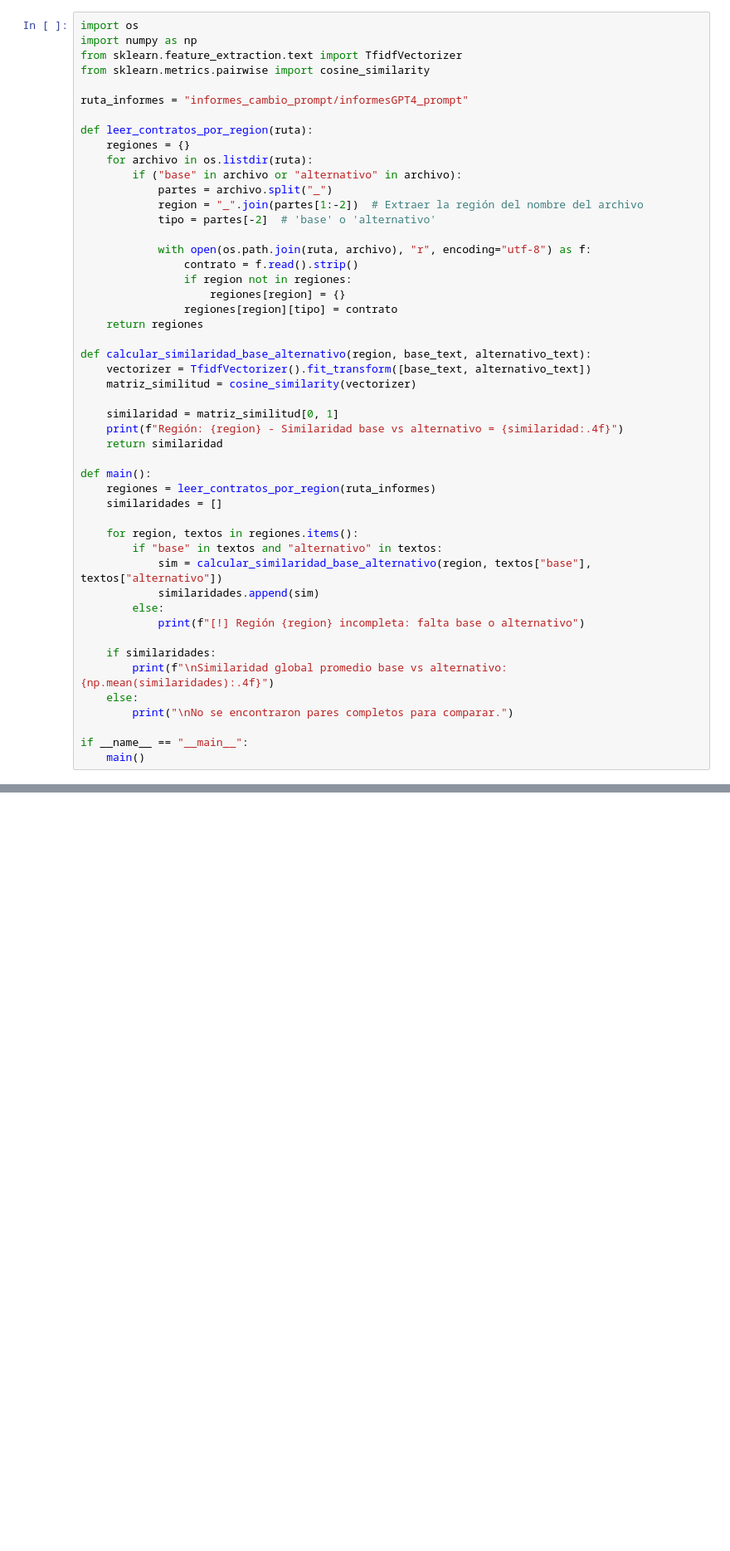
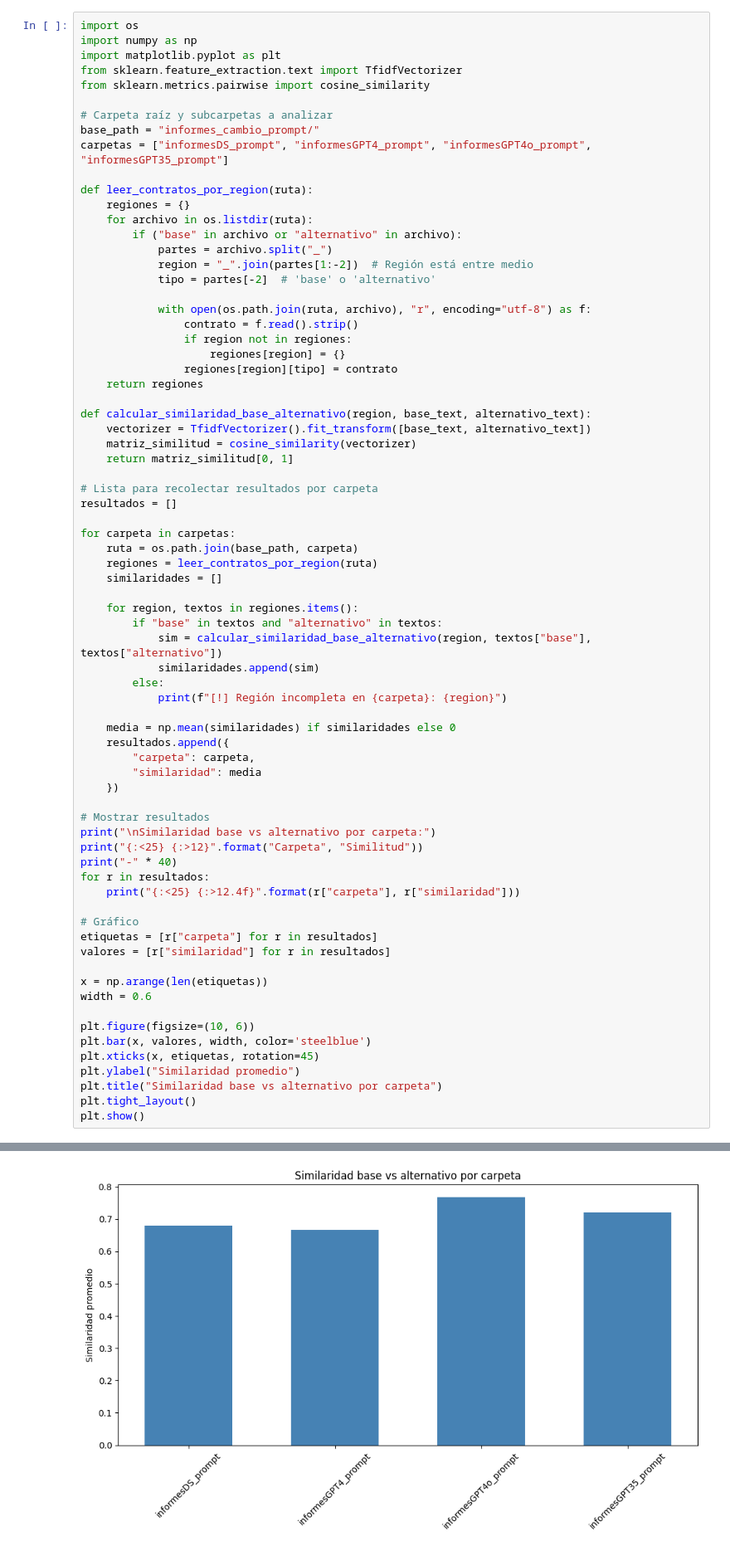
Before and after one commit to cyberLLM-Net/SLC-GPT, a Jupyter notebook: code/metrix.ipynb, the cells around one changed output, grey strips where cells are left out. Shown at 83% size. Drawn from its saved outputs; the diff is of its cells as text; blank space fills up the shorter version.

```diff
--- a/code/metrix.ipynb
+++ b/code/metrix.ipynb
@@ -423,17 +480,20 @@ Self-consistency global: 0.4467
 # %%
 import os
 import numpy as np
+import matplotlib.pyplot as plt
 from sklearn.feature_extraction.text import TfidfVectorizer
 from sklearn.metrics.pairwise import cosine_similarity
 
-ruta_informes = "informes_cambio_prompt/informesGPT4_prompt"
+# Carpeta raíz y subcarpetas a analizar
+base_path = "informes_cambio_prompt/"
+carpetas = ["informesDS_prompt", "informesGPT4_prompt", "informesGPT4o_prompt", "informesGPT35_prompt"]
 
 def leer_contratos_por_region(ruta):
     regiones = {}
     for archivo in os.listdir(ruta):
         if ("base" in archivo or "alternativo" in archivo):
             partes = archivo.split("_")
-            region = "_".join(partes[1:-2])  # Extraer la región del nombre del archivo
+            region = "_".join(partes[1:-2])  # Región está entre medio
             tipo = partes[-2]  # 'base' o 'alternativo'
 
             with open(os.path.join(ruta, archivo), "r", encoding="utf-8") as f:
@@ -446,13 +506,14 @@ def leer_contratos_por_region(ruta):
 def calcular_similaridad_base_alternativo(region, base_text, alternativo_text):
     vectorizer = TfidfVectorizer().fit_transform([base_text, alternativo_text])
     matriz_similitud = cosine_similarity(vectorizer)
+    return matriz_similitud[0, 1]
 
-    similaridad = matriz_similitud[0, 1]
-    print(f"Región: {region} - Similaridad base vs alternativo = {similaridad:.4f}")
-    return similaridad
+# Lista para recolectar resultados por carpeta
+resultados = []
 
-def main():
-    regiones = leer_contratos_por_region(ruta_informes)
+for carpeta in carpetas:
+    ruta = os.path.join(base_path, carpeta)
+    regiones = leer_contratos_por_region(ruta)
     similaridades = []
 
     for region, textos in regiones.items():
@@ -460,13 +521,33 @@ def main():
             sim = calcular_similaridad_base_alternativo(region, textos["base"], textos["alternativo"])
             similaridades.append(sim)
         else:
-            print(f"[!] Región {region} incompleta: falta base o alternativo")
+            print(f"[!] Región incompleta en {carpeta}: {region}")
 
-    if similaridades:
-        print(f"\nSimilaridad global promedio base vs alternativo: {np.mean(similaridades):.4f}")
-    else:
-        print("\nNo se encontraron pares completos para comparar.")
+    media = np.mean(similaridades) if similaridades else 0
+    resultados.append({
+        "carpeta": carpeta,
+        "similaridad": media
+    })
 
-if __name__ == "__main__":
-    main()
+# Mostrar resultados
+print("\nSimilaridad base vs alternativo por carpeta:")
+print("{:<25} {:>12}".format("Carpeta", "Similitud"))
+print("-" * 40)
+for r in resultados:
+    print("{:<25} {:>12.4f}".format(r["carpeta"], r["similaridad"]))
+
+# Gráfico
+etiquetas = [r["carpeta"] for r in resultados]
+valores = [r["similaridad"] for r in resultados]
+
+x = np.arange(len(etiquetas))
+width = 0.6
+
+plt.figure(figsize=(10, 6))
+plt.bar(x, valores, width, color='steelblue')
+plt.xticks(x, etiquetas, rotation=45)
+plt.ylabel("Similaridad promedio")
+plt.title("Similaridad base vs alternativo por carpeta")
+plt.tight_layout()
+plt.show()
 # %% [output]
@@ -484,0 +561 @@ Similaridad global promedio base vs alternativo: 0.6670
+[figure, added]
```
Also changed, not shown: parts of 6 cells of this notebook.
